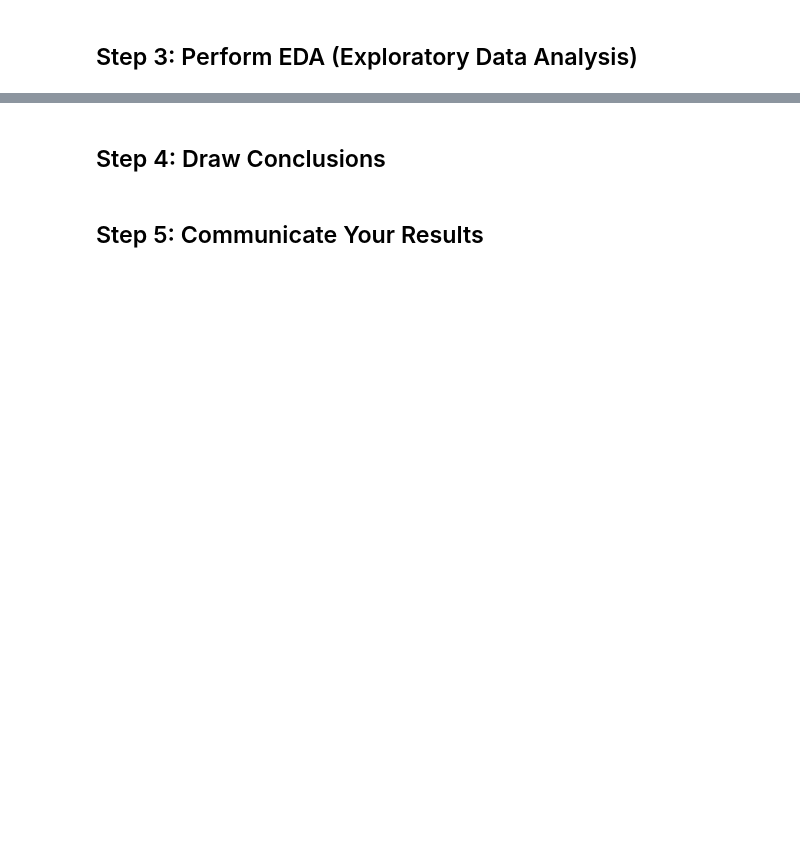
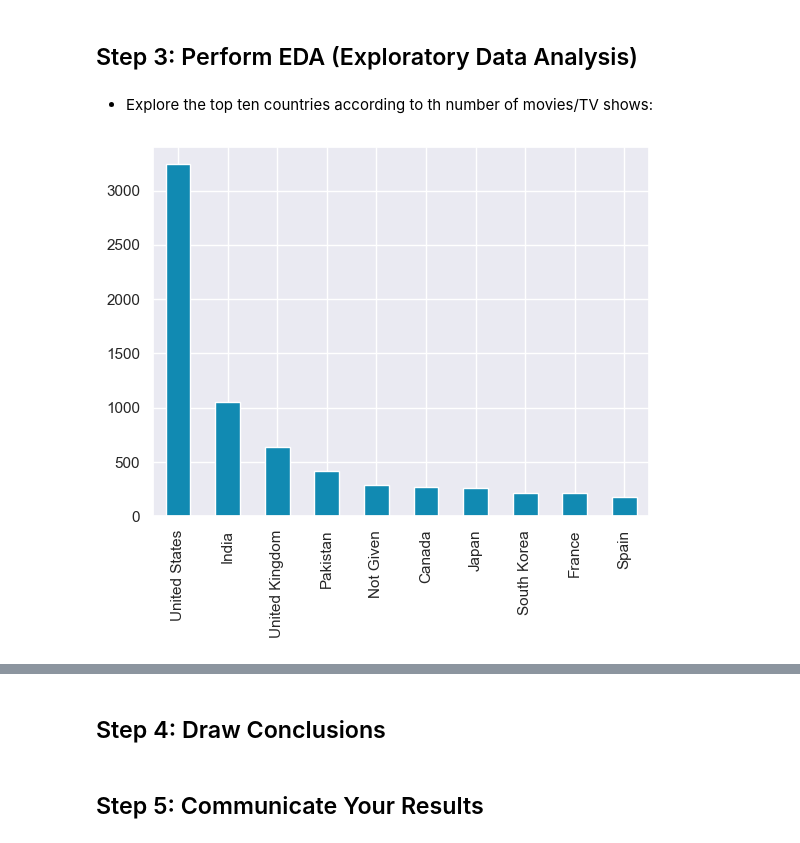
Before and after one commit to mohebmaher/GDSC-Core-Team-Training, a Jupyter notebook: Assignment-03/netflix_data_leaning_analysis_and_viz.ipynb, the cells around one changed output, grey strips where cells are left out. Drawn from its saved outputs; the diff is of its cells as text; code cells hidden in the pictures; blank space fills up the shorter version.

```diff
--- a/Assignment-03/netflix_data_leaning_analysis_and_viz.ipynb
+++ b/Assignment-03/netflix_data_leaning_analysis_and_viz.ipynb
@@ -90,2 +206,8 @@ Name: date_added, dtype: datetime64[ns]
 # %% [markdown]
 ## Step 3: Perform EDA (Exploratory Data Analysis)
+# %% [markdown]
+- Explore the top ten countries according to th number of movies/TV shows:
+# %%
+netflix["country"].value_counts().head(10).plot.bar(color=blue);
+# %% [output]
+[figure, added]
```
Also changed, not shown: parts of 35 cells of this notebook.
